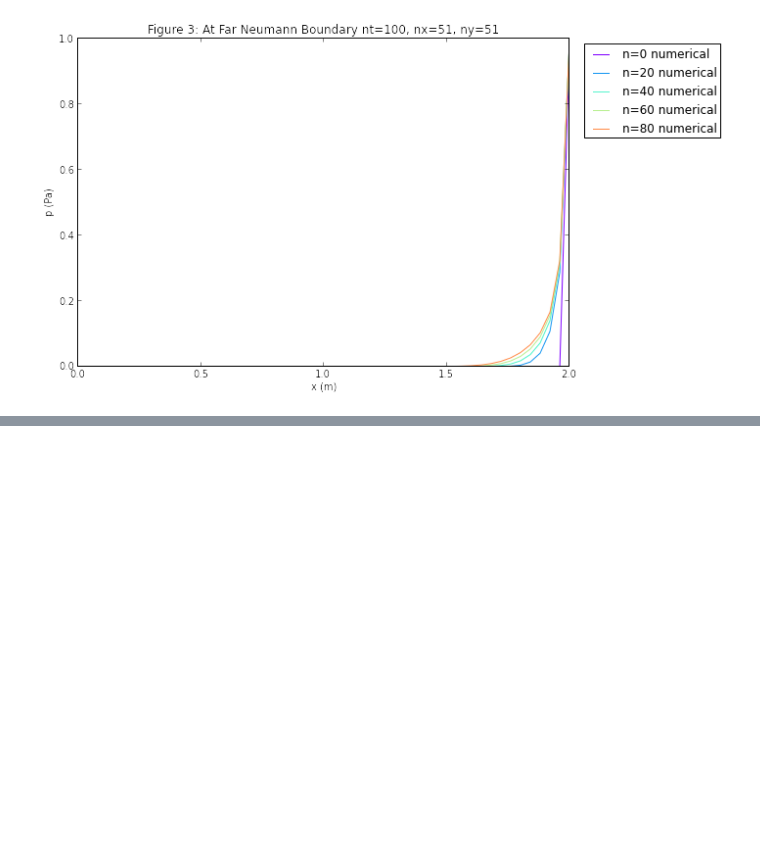
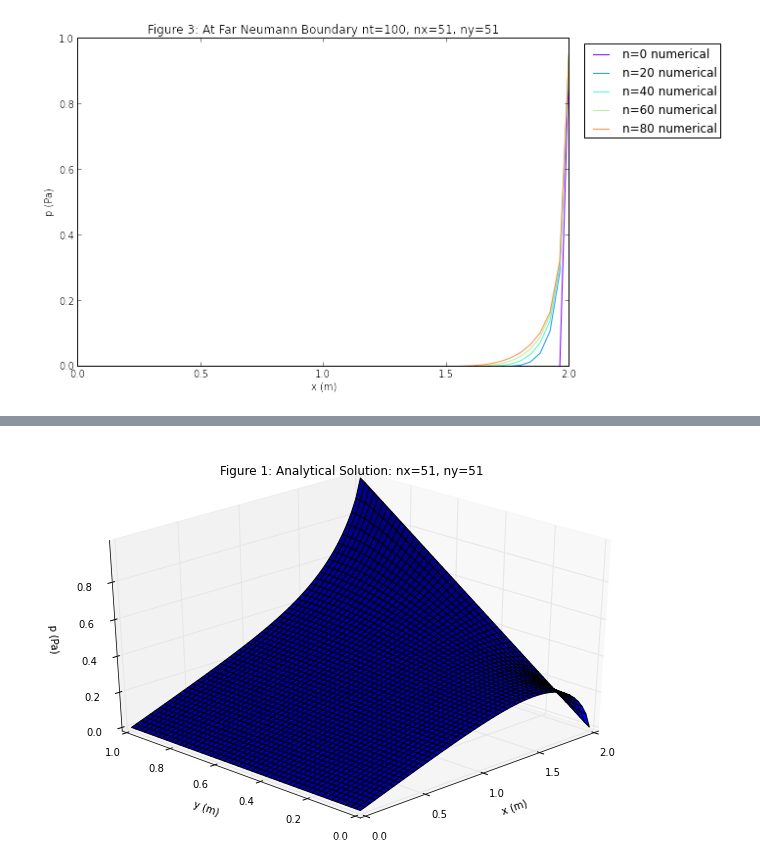
Before and after one commit to en9apr/sphinx, a Jupyter notebook: Laplace.ipynb, the cells around one changed output, grey strips where cells are left out. Cells and saved outputs as stored; diff of their text form; code cells hidden in the pictures; blank space fills up the shorter version.

Commit message:
Laplace on Git Updated

```diff
--- a/Laplace.ipynb
+++ b/Laplace.ipynb
@@ -392,0 +440,26 @@ plot_2D_2(p1,x1,16,'Figure 3: At Far Neumann Boundary: n=16, niter=17, nx=51, ny
+# %%
+p3, x3, y3 = laplace_equation_analytical(100, 51, 51, 2.0, 1.0)
+# %%
+def plot_3D_2(p,x,y,title):
+    """
+    Plots the 2D velocity field
+    """
+
+    import matplotlib.pyplot as plt
+    from mpl_toolkits.mplot3d import Axes3D
+    fig=plt.figure(figsize=(11,7),dpi=100)
+    ax=fig.gca(projection='3d')
+    ax.set_xlabel('x (m)')
+    ax.set_ylabel('y (m)')
+    ax.set_zlabel('p (Pa)')
+    ax.set_xlim(0,2)
+    ax.set_ylim(0,1)
+    ax.view_init(30,225)
+    Y,X=np.meshgrid(y,x) #note meshgrid uses y,x not x,y!!!
+    surf=ax.plot_surface(X,Y,p[:,:], rstride=1, cstride=1)
+    plt.title(title)
+    plt.show()
+# %%
+plot_3D_2(p3,x3,y3,'Figure 1: Analytical Solution: nx=51, ny=51')
+# %% [output]
+[figure, added]
```
Also changed, not shown: parts of 16 cells of this notebook.
